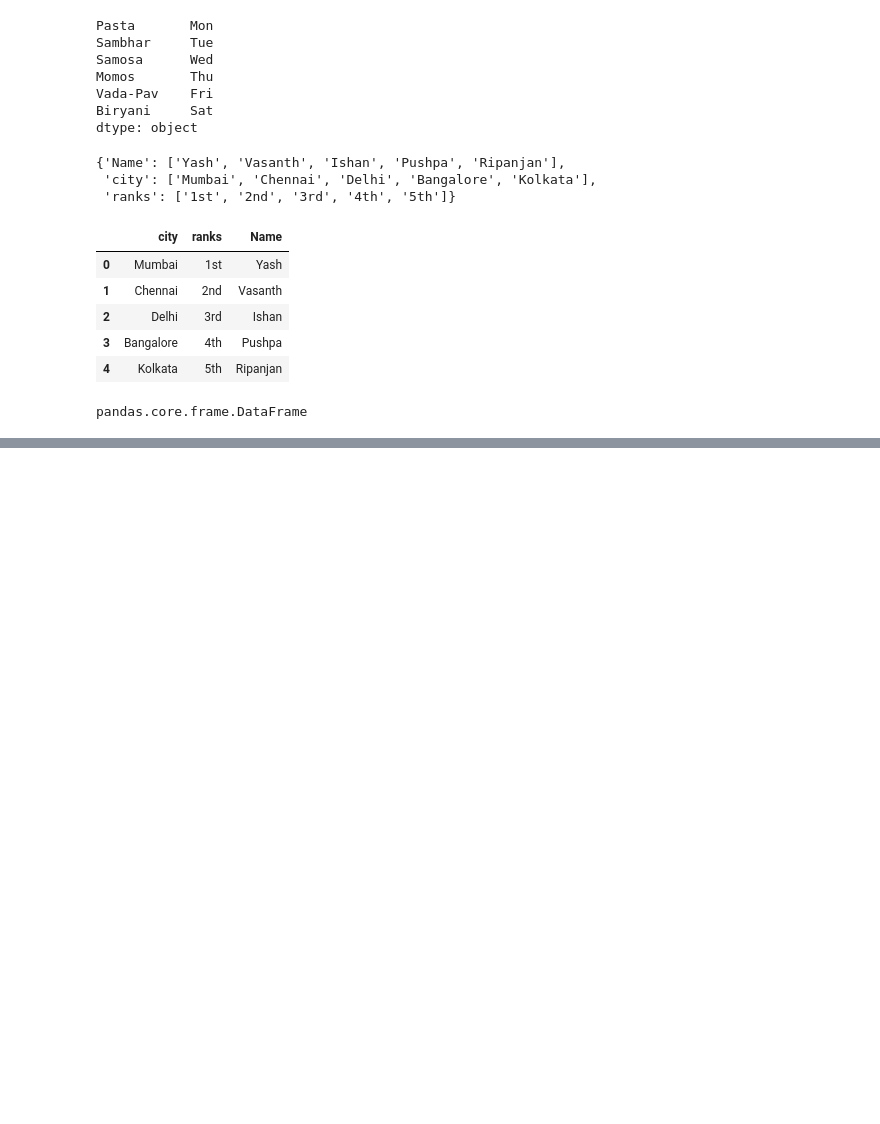
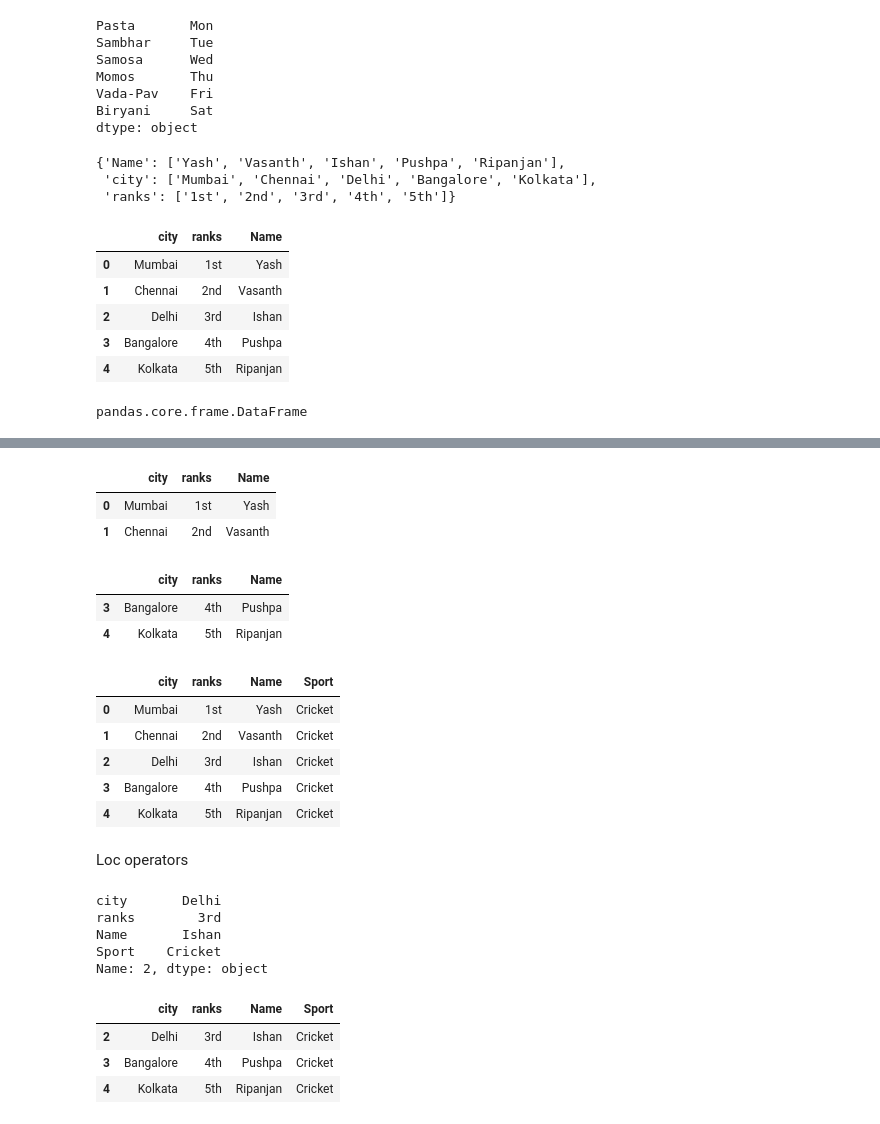
Before and after one commit to Ashish-Madathil/Rough, a Jupyter notebook: Rough_Random.ipynb, the cells around one changed output, grey strips where cells are left out. Saved outputs shown, nothing was run; the diff lists cells and outputs as text; code cells hidden in the pictures; blank space fills up the shorter version.

```diff
--- a/Rough_Random.ipynb
+++ b/Rough_Random.ipynb
@@ -511,0 +524,3 @@ df.to_csv('trial1.csv')
+# %%
+new = new.drop(columns=['Unnamed: 0'])   #Drop columns
+new
@@ -511,0 +556,40 @@ df.to_csv('trial1.csv')
+# %%
+new.head(2)
+# %% [output]
+|  | city | ranks | Name |
+| 0 | Mumbai | 1st | Yash |
+| 1 | Chennai | 2nd | Vasanth |
+# %%
+new.tail(2)
+# %% [output]
+|  | city | ranks | Name |
+| 3 | Bangalore | 4th | Pushpa |
+| 4 | Kolkata | 5th | Ripanjan |
+# %%
+new['Sport']='Cricket'
+# %%
+new
+# %% [output]
+|  | city | ranks | Name | Sport |
+| 0 | Mumbai | 1st | Yash | Cricket |
+| 1 | Chennai | 2nd | Vasanth | Cricket |
+| 2 | Delhi | 3rd | Ishan | Cricket |
+| 3 | Bangalore | 4th | Pushpa | Cricket |
+| 4 | Kolkata | 5th | Ripanjan | Cricket |
+# %% [markdown]
+Loc operators
+# %%
+new.loc[2]        # Details of 3rd row vertically presented
+# %% [output]
+city       Delhi
+ranks        3rd
+Name       Ishan
+Sport    Cricket
+Name: 2, dtype: object
+# %%
+new.loc[2:4]
+# %% [output]
+|  | city | ranks | Name | Sport |
+| 2 | Delhi | 3rd | Ishan | Cricket |
+| 3 | Bangalore | 4th | Pushpa | Cricket |
+| 4 | Kolkata | 5th | Ripanjan | Cricket |
```
Also changed, not shown: parts of 7 cells of this notebook.
